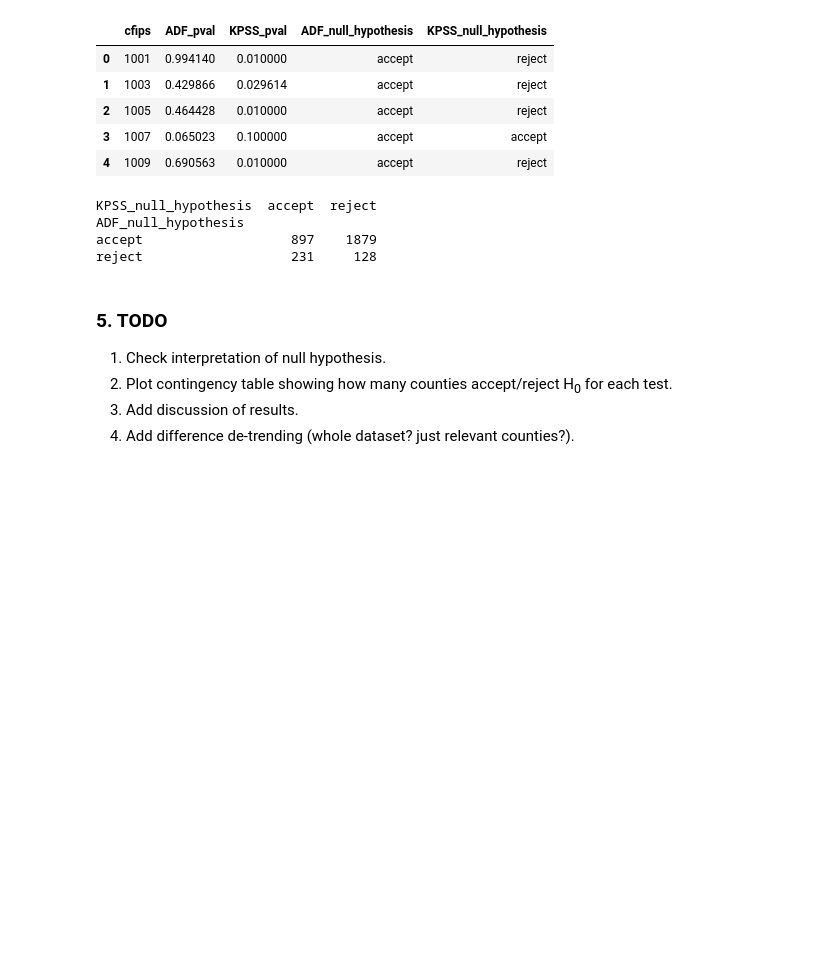
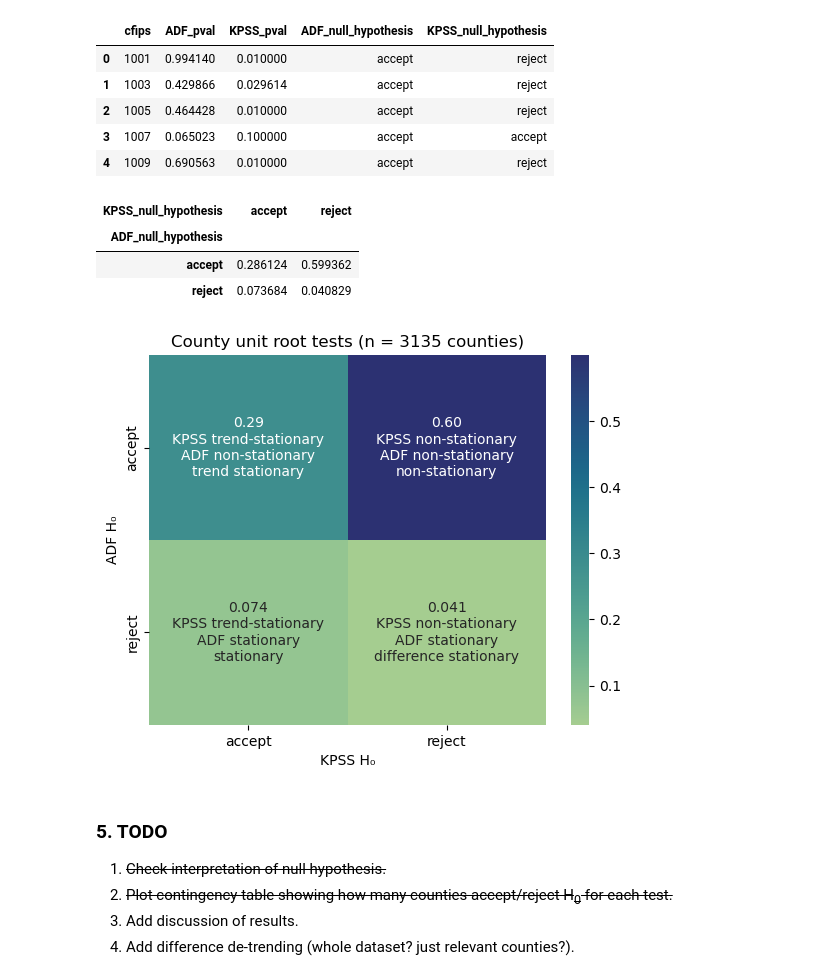
Before and after one commit to gperdrizet/kaggle_microbusiness, a Jupyter notebook: notebooks/02.2-training_data_unit_root_test.ipynb, the cells around one changed output. Cells and saved outputs as stored; diff of their text form; code cells hidden in the pictures; blank space fills up the shorter version.

Commit message:
Added results contingency table visualization.

```diff
--- a/notebooks/02.2-training_data_unit_root_test.ipynb
+++ b/notebooks/02.2-training_data_unit_root_test.ipynb
@@ -301,19 +305,41 @@ pvals_df.head()
 | 2 | 1005 | 0.464428 | 0.010000 | accept | reject |
 | 3 | 1007 | 0.065023 | 0.100000 | accept | accept |
 | 4 | 1009 | 0.690563 | 0.010000 | accept | reject |
-# %%
-table_data = pvals_df[['ADF_null_hypothesis', 'KPSS_null_hypothesis']]
-table = sm.stats.Table.from_data(table_data)
-print(table.table_orig)
-# %% [output]
-KPSS_null_hypothesis  accept  reject
-ADF_null_hypothesis
-accept                   897    1879
-reject                   231     128
+# %%
+null_hypothesis_groupby = pvals_df.groupby(['ADF_null_hypothesis', 'KPSS_null_hypothesis'])['cfips'].count()
+null_hypothesis_groupby = null_hypothesis_groupby / sum(null_hypothesis_groupby)
+null_hypothesis_groupby = null_hypothesis_groupby.unstack(level=1)
+# %%
+null_hypothesis_groupby
+# %% [output]
+| KPSS_null_hypothesis | accept | reject |
+| ADF_null_hypothesis |  |  |
+| accept | 0.286124 | 0.599362 |
+| reject | 0.073684 | 0.040829 |
+# %%
+labels =  np.array([
+    [
+        f'{null_hypothesis_groupby.iloc[0,0]:.2f}\nKPSS trend-stationary\nADF non-stationary\ntrend stationary', # type: ignore
+        f'{null_hypothesis_groupby.iloc[0,1]:.2f}\nKPSS non-stationary\nADF non-stationary\nnon-stationary' # type: ignore
+    ],[
+        f'{null_hypothesis_groupby.iloc[1,0]:.3f}\nKPSS trend-stationary\nADF stationary\nstationary', # type: ignore
+        f'{null_hypothesis_groupby.iloc[1,1]:.3f}\nKPSS non-stationary\nADF stationary\ndifference stationary' # type: ignore
+    ]
+])
+
+ax = sns.heatmap(null_hypothesis_groupby, annot=labels, fmt='', cmap='crest')
+
+ax = ax.set(
+    title=f'County unit root tests (n = {len(pvals_df)} counties)',
+    xlabel='KPSS H\N{SUBSCRIPT ZERO}',
+    ylabel='ADF H\N{SUBSCRIPT ZERO}'
+)
+# %% [output]
+[figure, added]
 # %% [markdown]
 <a name="TODO"></a>
 ### 5. TODO
-1. </s>Check interpretation of null hypothesis.</s>
-2. Plot contingency table showing how many counties accept/reject H<sub>0</sub> for each test.
+1. <s>Check interpretation of null hypothesis.</s>
+2. <s>Plot contingency table showing how many counties accept/reject H<sub>0</sub> for each test.</s>
 3. Add discussion of results.
 4. Add difference de-trending (whole dataset? just relevant counties?).
```
Also changed, not shown: parts of 5 cells of this notebook.
